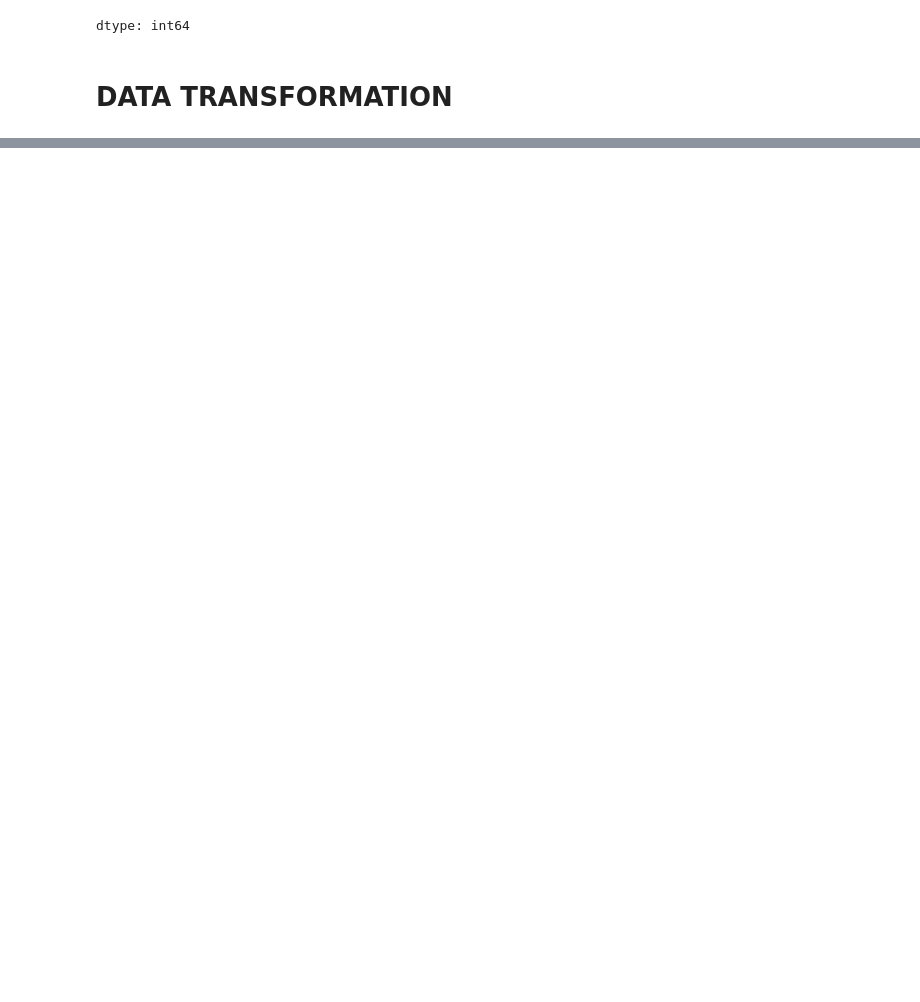
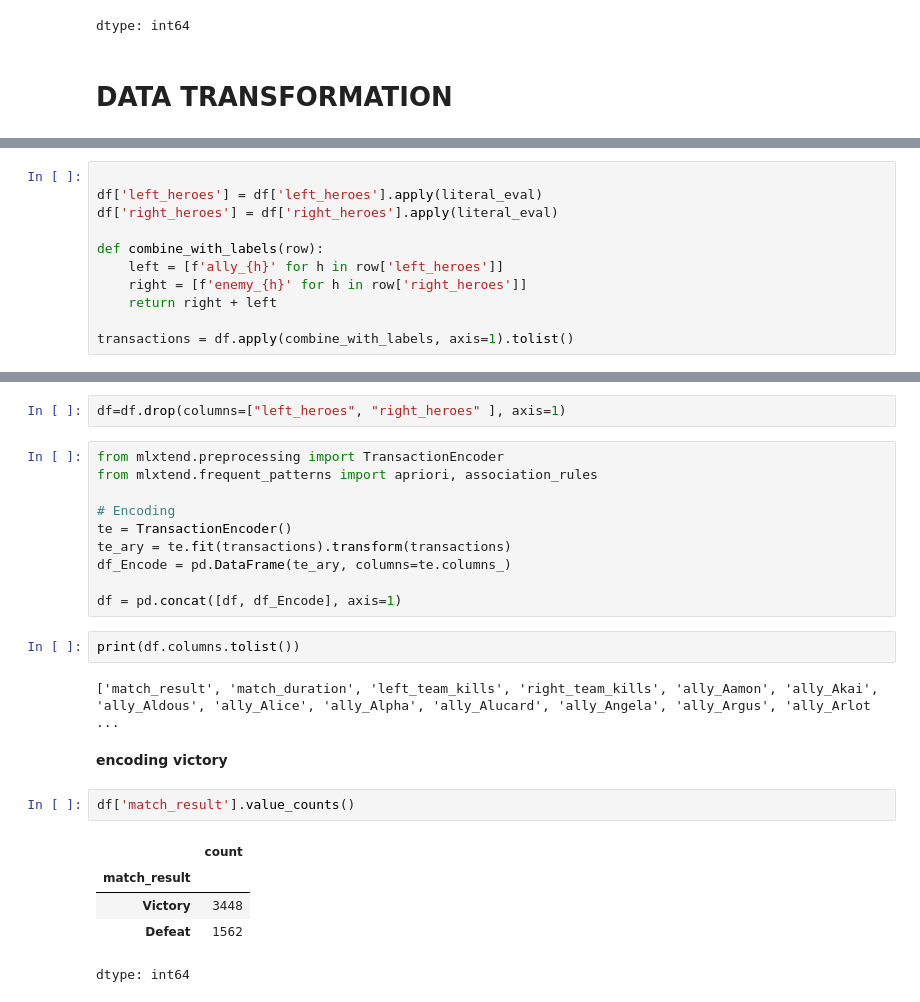
Before and after one commit to renasyan/datmin-tubes-mlbb, a Jupyter notebook: TUBES_DATMIN_MOBILE_LEGEND.ipynb, the cells around one changed output, grey strips where cells are left out. Cells and saved outputs as stored; diff of their text form; blank space fills up the shorter version.

Commit message:
mengerjakan data trans

```diff
--- a/TUBES_DATMIN_MOBILE_LEGEND.ipynb
+++ b/TUBES_DATMIN_MOBILE_LEGEND.ipynb
@@ -166,0 +169,11 @@ dtype: int64
+# %%
+
+df['left_heroes'] = df['left_heroes'].apply(literal_eval)
+df['right_heroes'] = df['right_heroes'].apply(literal_eval)
+
+def combine_with_labels(row):
+    left = [f'ally_{h}' for h in row['left_heroes']]
+    right = [f'enemy_{h}' for h in row['right_heroes']]
+    return right + left
+
+transactions = df.apply(combine_with_labels, axis=1).tolist()
@@ -166,0 +216,26 @@ dtype: int64
+# %%
+df=df.drop(columns=["left_heroes", "right_heroes" ], axis=1)
+# %%
+from mlxtend.preprocessing import TransactionEncoder
+from mlxtend.frequent_patterns import apriori, association_rules
+
+# Encoding
+te = TransactionEncoder()
+te_ary = te.fit(transactions).transform(transactions)
+df_Encode = pd.DataFrame(te_ary, columns=te.columns_)
+
+df = pd.concat([df, df_Encode], axis=1)
+# %%
+print(df.columns.tolist())
+# %% [output]
+['match_result', 'match_duration', 'left_team_kills', 'right_team_kills', 'ally_Aamon', 'ally_Akai', 'ally_Aldous', 'ally_Alice', 'ally_Alpha', 'ally_Alucard', 'ally_Angela', 'ally_Argus', 'ally_Arlot ...
+# %% [markdown]
+**encoding victory**
+# %%
+df['match_result'].value_counts()
+# %% [output]
+|  | count |
+| match_result |  |
+| Victory | 3448 |
+| Defeat | 1562 |
+dtype: int64
```
Also changed, not shown: parts of 9 cells of this notebook.
